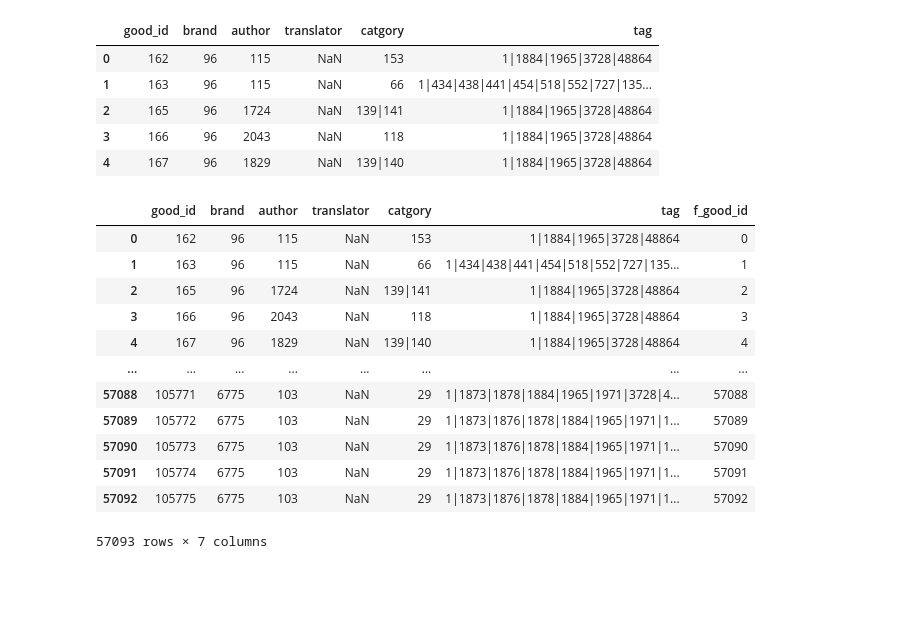
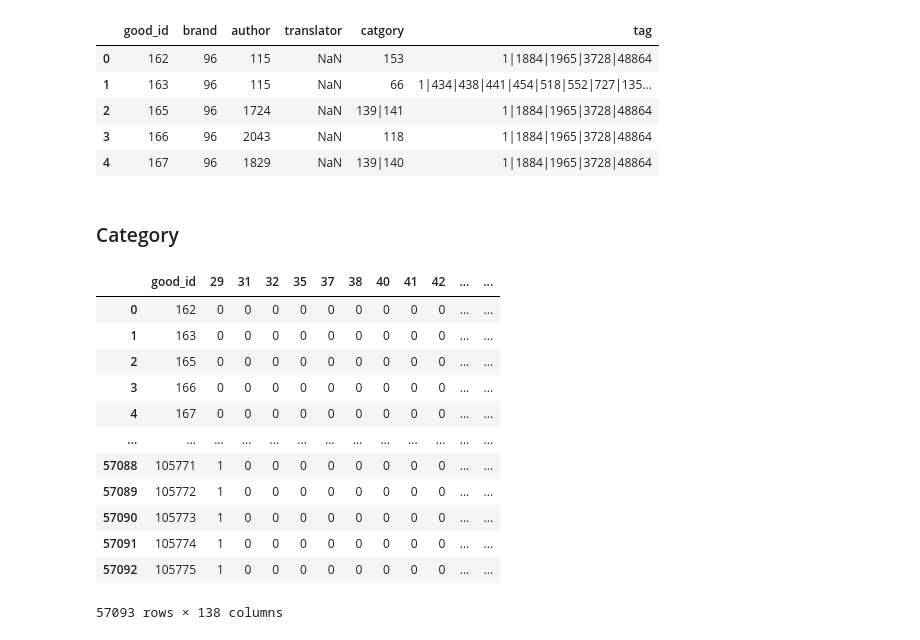
Before and after one commit to PooyaLaryan/BookStoreRecommenderSystem, a Jupyter notebook: GNN Proect/Create_Book_Features.ipynb, the cells around one changed output. Drawn from its saved outputs; the diff is of its cells as text; code cells hidden in the pictures; blank space fills up the shorter version.

Commit message:
'create_goods_feature_complete'

```diff
--- a/GNN Proect/Create_Book_Features.ipynb
+++ b/GNN Proect/Create_Book_Features.ipynb
@@ -21,20 +22,11 @@ goods_df.head()
 | 2 | 165 | 96 | 1724 | NaN | 139|141 | 1|1884|1965|3728|48864 |
 | 3 | 166 | 96 | 2043 | NaN | 118 | 1|1884|1965|3728|48864 |
 | 4 | 167 | 96 | 1829 | NaN | 139|140 | 1|1884|1965|3728|48864 |
-# %%
-goods_df['f_good_id'] = pd.factorize(goods_df.good_id)[0]
-goods_df
-# %% [output]
-|  | good_id | brand | author | translator | catgory | tag | f_good_id |
-| 0 | 162 | 96 | 115 | NaN | 153 | 1|1884|1965|3728|48864 | 0 |
-| 1 | 163 | 96 | 115 | NaN | 66 | 1|434|438|441|454|518|552|727|135... | 1 |
-| 2 | 165 | 96 | 1724 | NaN | 139|141 | 1|1884|1965|3728|48864 | 2 |
-| 3 | 166 | 96 | 2043 | NaN | 118 | 1|1884|1965|3728|48864 | 3 |
-| 4 | 167 | 96 | 1829 | NaN | 139|140 | 1|1884|1965|3728|48864 | 4 |
-| ... | ... | ... | ... | ... | ... | ... | ... |
-| 57088 | 105771 | 6775 | 103 | NaN | 29 | 1|1873|1878|1884|1965|1971|3728|4... | 57088 |
-| 57089 | 105772 | 6775 | 103 | NaN | 29 | 1|1873|1876|1878|1884|1965|1971|1... | 57089 |
-| 57090 | 105773 | 6775 | 103 | NaN | 29 | 1|1873|1876|1878|1884|1965|1971|1... | 57090 |
-| 57091 | 105774 | 6775 | 103 | NaN | 29 | 1|1873|1876|1878|1884|1965|1971|1... | 57091 |
-| 57092 | 105775 | 6775 | 103 | NaN | 29 | 1|1873|1876|1878|1884|1965|1971|1... | 57092 |
-57093 rows × 7 columns
+# %%
+catgory_col = 'catgory'
+good_id_col = 'good_id'
+brand_col = 'brand'
+factorize_brand_col = 'f_brand'
+tags_col = 'tag'
+# %% [markdown]
+### Category
@@ -41,7 +35,23 @@ goods_df
 # %%
-category = goods_df.catgory.str.split('|').apply(lambda x: list(map(int, x)) if isinstance(x, list) else []).tolist()
+category_template = goods_df[[good_id_col, catgory_col]]
+category_split = category_template.catgory \
+    .str.split('|') \
+    .apply(lambda x: list(map(int, x)) if isinstance(x, list) else []).tolist()
 
-from sklearn.preprocessing import MultiLabelBinarizer
-
-mlb = MultiLabelBinarizer()
-category_encoded = pd.DataFrame(mlb.fit_transform(category), columns=mlb.classes_, index = goods_df.index)
+catgory_encoded = pd.DataFrame(mlb.fit_transform(category_split), columns=mlb.classes_, index=goods_df.index)
+category_feature = pd.concat([goods_df['good_id'], catgory_encoded], axis=1)
+category_feature
+# %% [output]
+|  | good_id | 29 | 31 | 32 | 35 | 37 | 38 | 40 | 41 | 42 | ... | ... |
+| 0 | 162 | 0 | 0 | 0 | 0 | 0 | 0 | 0 | 0 | 0 | ... | ... |
+| 1 | 163 | 0 | 0 | 0 | 0 | 0 | 0 | 0 | 0 | 0 | ... | ... |
+| 2 | 165 | 0 | 0 | 0 | 0 | 0 | 0 | 0 | 0 | 0 | ... | ... |
+| 3 | 166 | 0 | 0 | 0 | 0 | 0 | 0 | 0 | 0 | 0 | ... | ... |
+| 4 | 167 | 0 | 0 | 0 | 0 | 0 | 0 | 0 | 0 | 0 | ... | ... |
+| ... | ... | ... | ... | ... | ... | ... | ... | ... | ... | ... | ... | ... |
+| 57088 | 105771 | 1 | 0 | 0 | 0 | 0 | 0 | 0 | 0 | 0 | ... | ... |
+| 57089 | 105772 | 1 | 0 | 0 | 0 | 0 | 0 | 0 | 0 | 0 | ... | ... |
+| 57090 | 105773 | 1 | 0 | 0 | 0 | 0 | 0 | 0 | 0 | 0 | ... | ... |
+| 57091 | 105774 | 1 | 0 | 0 | 0 | 0 | 0 | 0 | 0 | 0 | ... | ... |
+| 57092 | 105775 | 1 | 0 | 0 | 0 | 0 | 0 | 0 | 0 | 0 | ... | ... |
+57093 rows × 138 columns
```
Also changed, not shown: parts of 22 cells of this notebook, 3 other files.
